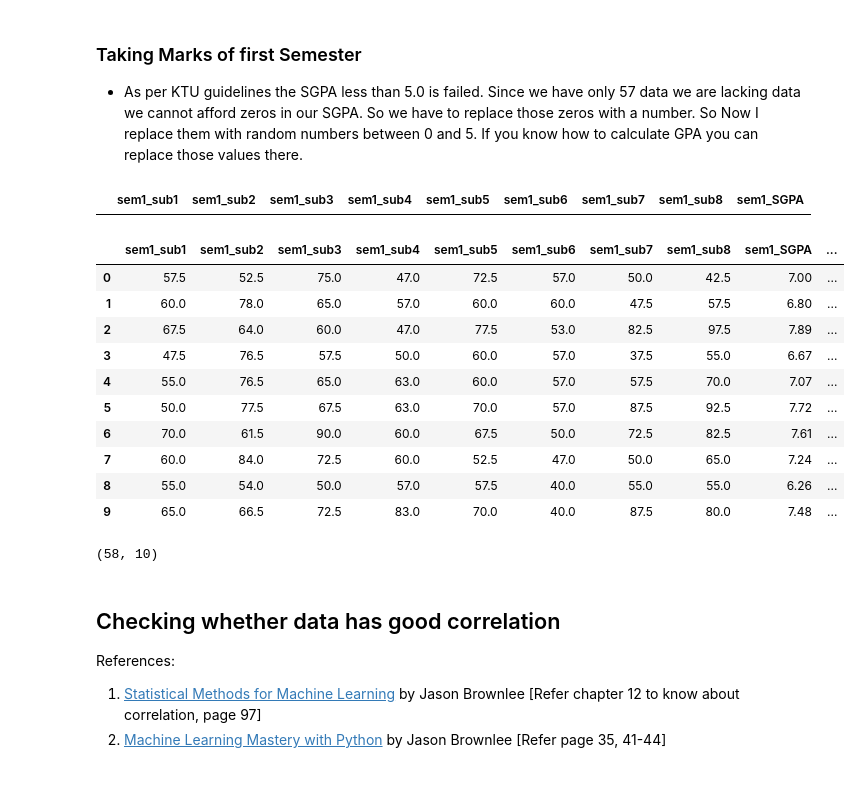
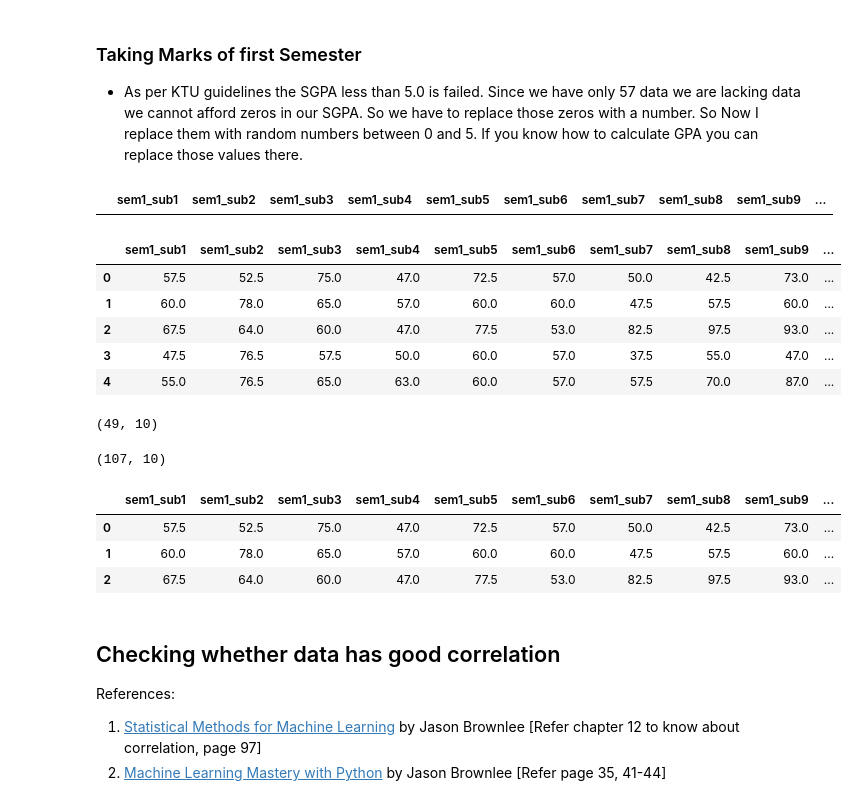
Before and after one commit to arunksoman/GPA_Prediction, a Jupyter notebook: GPA_Calculation.ipynb, the cells around one changed output. Drawn from its saved outputs; the diff is of its cells as text; code cells hidden in the pictures.

```diff
--- a/GPA_Calculation.ipynb
+++ b/GPA_Calculation.ipynb
@@ -144,7 +146,7 @@ new_df = pd.DataFrame()
 # %%
 new_df['BE103_avg'] = df[['BE103_First', 'BE103_Second']].mean(axis=1)
 new_df['BE101-05_avg'] = df[['BE101-05_First', 'BE101-05_Second']].mean(axis=1)
-new_df['BE110_avg'] = df[['BE110_First', 'BE110_second']].mean(axis=1)
+new_df['BE110_avg'] = df[['BE110_First', 'BE110_Second']].mean(axis=1)
 new_df['CS110_avg'] = df[['CS110_First']] # Since not found corresponding second series examination
 new_df['EE100_avg'] = df[['EE100_First', 'EE100_Second']].mean(axis=1)
 new_df['EE110_avg'] = df[['EE110_First']]
@@ -159,7 +161,7 @@ new_df['CY100_avg'] = df[['CY100_First', 'CY100_Second']].mean(axis=1)
 new_df['CY110_avg'] = df[['CY110_First']]
 new_df['EC100_avg'] = df[['EC100_First', 'EC100_Second']].mean(axis=1)
 new_df['EC110_avg'] = df[['EC110_First']]
-new_df['MA102_avg'] = df[['MA102_First', 'MA102_second']].mean(axis=1)
+new_df['MA102_avg'] = df[['MA102_First', 'MA102_Second']].mean(axis=1)
 new_df['CS201_avg'] = df[['CS201_First', 'CS201_Second']].mean(axis=1)
 new_df['CS203_avg'] = df[['CS203_First', 'CS203_Second']].mean(axis=1)
 new_df['CS205_avg'] = df[['CS205_First', 'CS205_Second']].mean(axis=1)
@@ -197,7 +199,7 @@ new_df['CS401_avg'] = df[['CS401_First', 'CS401_Second']].mean(axis=1)
 new_df['CS403_avg'] = df[['CS403_First', 'CS403_Second']].mean(axis=1)
 new_df['CS405_avg'] = df[['CS405_First', 'CS405_Second']].mean(axis=1)
 new_df['CS407_avg'] = df[['CS407_First', 'CS407_Second']].mean(axis=1)
-new_df['CS409_avg'] = df[['CS409_First', 'CS409_Seccond']].mean(axis=1)
+new_df['CS409_avg'] = df[['CS409_First', 'CS409_Second']].mean(axis=1)
 new_df['CS431_avg'] = df[['CS431_First']]
 new_df['ELECTIVE3_avg'] = df[['ELECTIVE3_First', 'ELECTIVE3_Second']].mean(axis=1)
 new_df['SGPA_S1'] = df[['SGPA_S1']]
@@ -217,40 +266,58 @@ new_df.to_csv('dataset/preprocessed_data.csv')
 ### Taking Marks of first Semester
 * As per KTU guidelines the SGPA less than 5.0 is failed. Since we have only 57 data we are lacking data we cannot afford zeros in our SGPA. So we have to replace those zeros with a number. So Now I replace them with random numbers between 0 and 5. If you know how to calculate GPA you can replace those values there.
 # %%
-column_names = ['sem1_sub1', 'sem1_sub2', 'sem1_sub3', 'sem1_sub4', 'sem1_sub5', 'sem1_sub6', 'sem1_sub7', 'sem1_sub8', 'sem1_SGPA']
+column_names = ['sem1_sub1', 'sem1_sub2', 'sem1_sub3', 'sem1_sub4', 'sem1_sub5', 'sem1_sub6', 'sem1_sub7', 'sem1_sub8', 'sem1_sub9', 'sem1_SGPA']
 semester1_df = pd.DataFrame(columns=column_names)
+semester1_df2 = pd.DataFrame(columns=column_names)
 semester1_df.head()
 # %% [output]
-|  | sem1_sub1 | sem1_sub2 | sem1_sub3 | sem1_sub4 | sem1_sub5 | sem1_sub6 | sem1_sub7 | sem1_sub8 | sem1_SGPA |
+|  | sem1_sub1 | sem1_sub2 | sem1_sub3 | sem1_sub4 | sem1_sub5 | sem1_sub6 | sem1_sub7 | sem1_sub8 | sem1_sub9 | ... |
 # %%
 semester1_df['sem1_sub1'] = new_df['BE103_avg']
 semester1_df['sem1_sub2'] = new_df['BE110_avg']
 semester1_df['sem1_sub3'] = new_df['BE101-05_avg']
 semester1_df['sem1_sub4'] = new_df['CS110_avg']
 semester1_df['sem1_sub5'] = new_df['EE100_avg']
 semester1_df['sem1_sub6'] = new_df['EE110_avg']
 semester1_df['sem1_sub7'] = new_df['MA101_avg']
 semester1_df['sem1_sub8'] = new_df['PH100_avg']
 semester1_df['sem1_sub9'] = new_df['PH110_avg']
 semester1_df['sem1_SGPA'] = new_df['SGPA_S1']
-semester1_df.head(10)
+# semester1_df = semester1_df.reindex(columns=column_names)
+semester1_df.head(5)
 # Since here is only few SGPA with zeros ignoring that instead of filing random numbers less than 5
 # %% [output]
-|  | sem1_sub1 | sem1_sub2 | sem1_sub3 | sem1_sub4 | sem1_sub5 | sem1_sub6 | sem1_sub7 | sem1_sub8 | sem1_SGPA | ... |
-| 0 | 57.5 | 52.5 | 75.0 | 47.0 | 72.5 | 57.0 | 50.0 | 42.5 | 7.00 | ... |
-| 1 | 60.0 | 78.0 | 65.0 | 57.0 | 60.0 | 60.0 | 47.5 | 57.5 | 6.80 | ... |
-| 2 | 67.5 | 64.0 | 60.0 | 47.0 | 77.5 | 53.0 | 82.5 | 97.5 | 7.89 | ... |
-| 3 | 47.5 | 76.5 | 57.5 | 50.0 | 60.0 | 57.0 | 37.5 | 55.0 | 6.67 | ... |
-| 4 | 55.0 | 76.5 | 65.0 | 63.0 | 60.0 | 57.0 | 57.5 | 70.0 | 7.07 | ... |
-| 5 | 50.0 | 77.5 | 67.5 | 63.0 | 70.0 | 57.0 | 87.5 | 92.5 | 7.72 | ... |
-| 6 | 70.0 | 61.5 | 90.0 | 60.0 | 67.5 | 50.0 | 72.5 | 82.5 | 7.61 | ... |
-| 7 | 60.0 | 84.0 | 72.5 | 60.0 | 52.5 | 47.0 | 50.0 | 65.0 | 7.24 | ... |
-| 8 | 55.0 | 54.0 | 50.0 | 57.0 | 57.5 | 40.0 | 55.0 | 55.0 | 6.26 | ... |
-| 9 | 65.0 | 66.5 | 72.5 | 83.0 | 70.0 | 40.0 | 87.5 | 80.0 | 7.48 | ... |
+|  | sem1_sub1 | sem1_sub2 | sem1_sub3 | sem1_sub4 | sem1_sub5 | sem1_sub6 | sem1_sub7 | sem1_sub8 | sem1_sub9 | ... |
+| 0 | 57.5 | 52.5 | 75.0 | 47.0 | 72.5 | 57.0 | 50.0 | 42.5 | 73.0 | ... |
+| 1 | 60.0 | 78.0 | 65.0 | 57.0 | 60.0 | 60.0 | 47.5 | 57.5 | 60.0 | ... |
+| 2 | 67.5 | 64.0 | 60.0 | 47.0 | 77.5 | 53.0 | 82.5 | 97.5 | 93.0 | ... |
+| 3 | 47.5 | 76.5 | 57.5 | 50.0 | 60.0 | 57.0 | 37.5 | 55.0 | 47.0 | ... |
+| 4 | 55.0 | 76.5 | 65.0 | 63.0 | 60.0 | 57.0 | 57.5 | 70.0 | 87.0 | ... |
-# %%
-semester1_df.shape
-# %% [output]
-(58, 10)
+# %%
+semester1_df2['sem1_sub1'] = new_df_s1s2['BE103_avg']
+semester1_df2['sem1_sub2'] = new_df_s1s2['BE110_avg']
+semester1_df2['sem1_sub3'] = new_df_s1s2['BE101-05_avg']
+semester1_df2['sem1_sub4'] = new_df_s1s2['CS110_avg']
+semester1_df2['sem1_sub5'] = new_df_s1s2['EE100_avg']
+semester1_df2['sem1_sub6'] = new_df_s1s2['EE110_avg']
+semester1_df2['sem1_sub7'] = new_df_s1s2['MA101_avg']
+semester1_df2['sem1_sub8'] = new_df_s1s2['PH100_avg']
+semester1_df2['sem1_sub9'] = new_df_s1s2['PH110_avg']
+semester1_df2['sem1_SGPA'] = new_df_s1s2['SGPA_S1']
+semester1_df2.head(10)
+print(semester1_df2.shape)
+# %% [output]
+(49, 10)
+# %%
+semester1_df = semester1_df.append(semester1_df2, ignore_index = True)
+print(semester1_df.shape)
+semester1_df.head(3)
+# %% [output]
+(107, 10)
+|  | sem1_sub1 | sem1_sub2 | sem1_sub3 | sem1_sub4 | sem1_sub5 | sem1_sub6 | sem1_sub7 | sem1_sub8 | sem1_sub9 | ... |
+| 0 | 57.5 | 52.5 | 75.0 | 47.0 | 72.5 | 57.0 | 50.0 | 42.5 | 73.0 | ... |
+| 1 | 60.0 | 78.0 | 65.0 | 57.0 | 60.0 | 60.0 | 47.5 | 57.5 | 60.0 | ... |
+| 2 | 67.5 | 64.0 | 60.0 | 47.0 | 77.5 | 53.0 | 82.5 | 97.5 | 93.0 | ... |
 # %% [markdown]
 ## Checking whether data has good correlation
 
```
Also changed, not shown: parts of 14 cells of this notebook, 7 other files.
